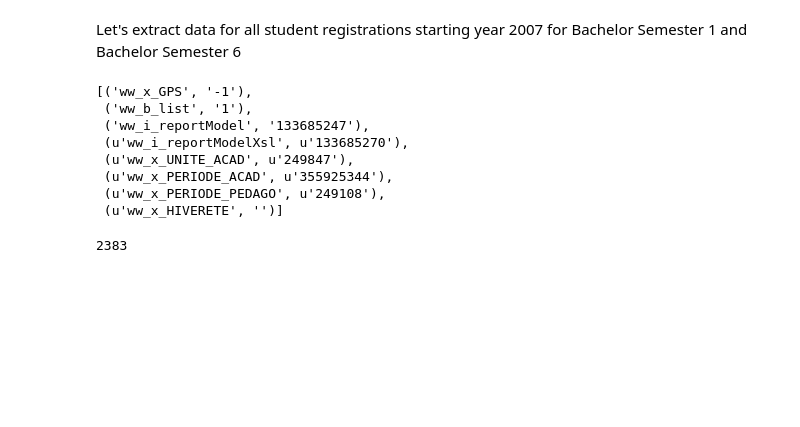
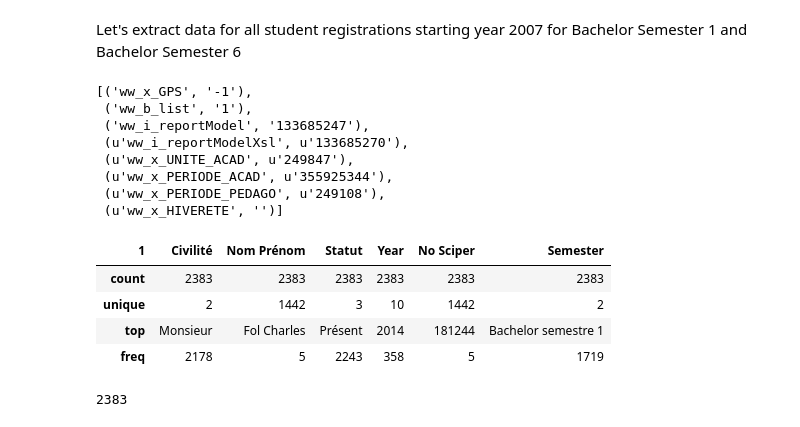
Before and after one commit to meryemmhamdi1/Gokcen_Meryem_Riyadh_ADA, a Jupyter notebook: 02 - Data from the Web/DataFromTheWeb.ipynb, the cells around one changed output. Drawn from its saved outputs; the diff is of its cells as text; code cells hidden in the pictures; blank space fills up the shorter version.

```diff
--- a/02 - Data from the Web/DataFromTheWeb.ipynb
+++ b/02 - Data from the Web/DataFromTheWeb.ipynb
@@ -198,3 +195,11 @@ bigDataFrame = bigDataFrame.reset_index(drop=True)
+# %%
+bigDataFrame.describe(include='all')
+# %% [output]
+| 1 | Civilité | Nom Prénom | Statut | Year | No Sciper | Semester |
+| count | 2383 | 2383 | 2383 | 2383 | 2383 | 2383 |
+| unique | 2 | 1442 | 3 | 10 | 1442 | 2 |
+| top | Monsieur | Fol Charles | Présent | 2014 | 181244 | Bachelor semestre 1 |
+| freq | 2178 | 5 | 2243 | 358 | 5 | 1719 |
 # %%
 bigDataFrame[u'No Sciper'].count()
 # %% [output]
```
Also changed, not shown: parts of 12 cells of this notebook.
